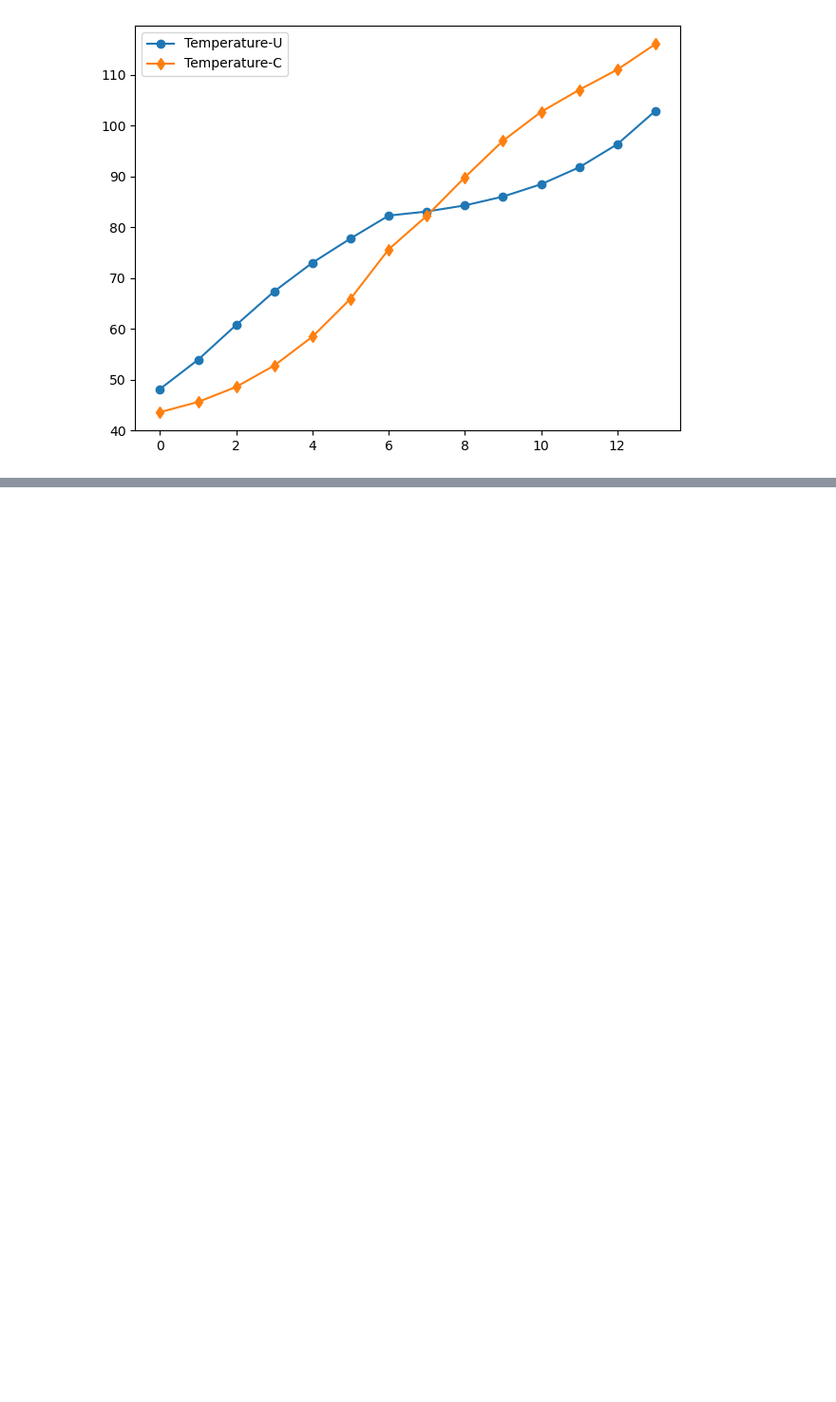
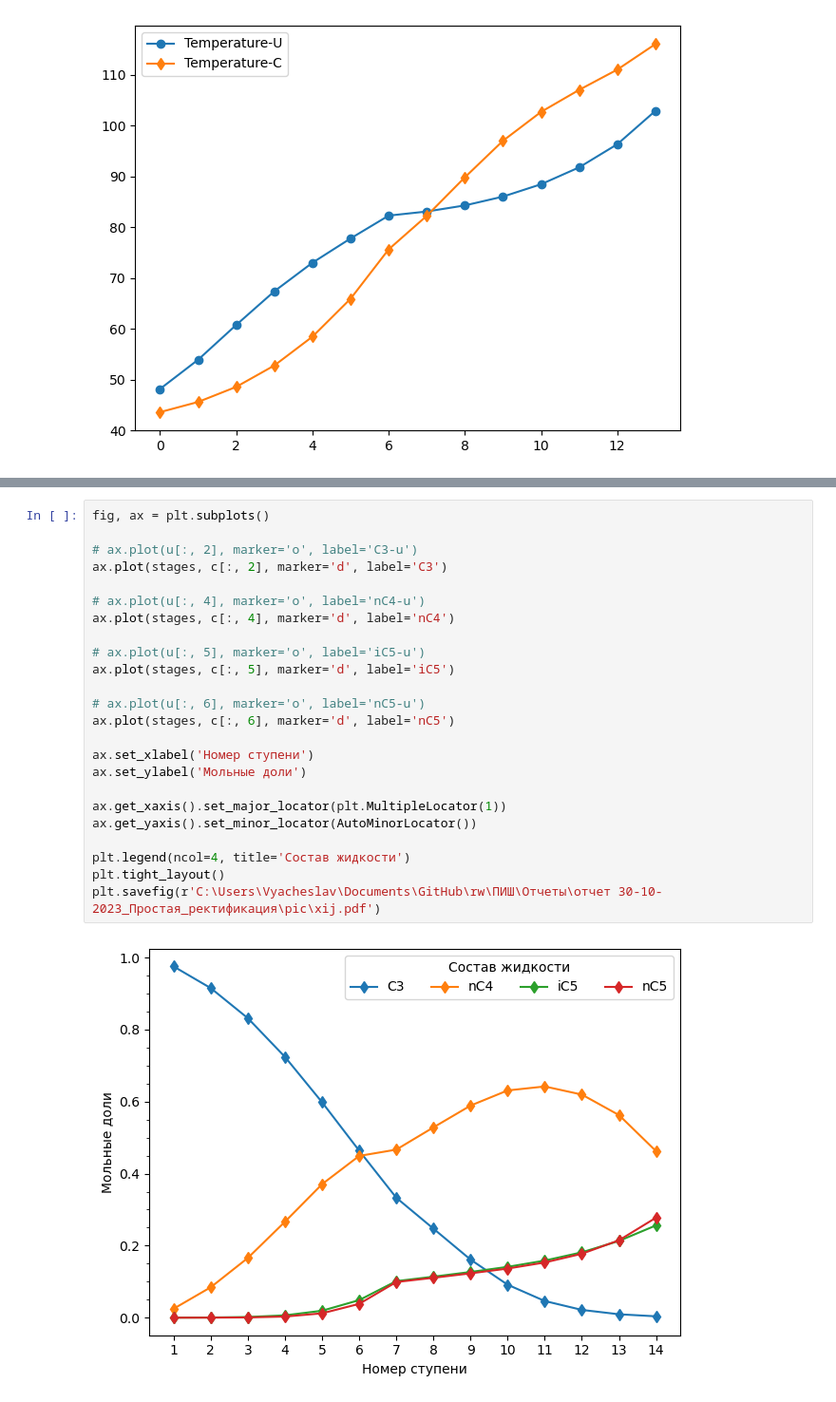
Before and after one commit to VChuzlov/My_Project, a Jupyter notebook: plots.ipynb, the cells around one changed output, grey strips where cells are left out. Shown: that part at 95% size. Drawn from its saved outputs; the diff is of its cells as text; blank space fills up the shorter version.

```diff
--- a/plots.ipynb
+++ b/plots.ipynb
@@ -93,0 +115,26 @@ plt.savefig('temperature.pdf')
+# %%
+fig, ax = plt.subplots()
+
+# ax.plot(u[:, 2], marker='o', label='C3-u')
+ax.plot(stages, c[:, 2], marker='d', label='C3')
+
+# ax.plot(u[:, 4], marker='o', label='nC4-u')
+ax.plot(stages, c[:, 4], marker='d', label='nC4')
+
+# ax.plot(u[:, 5], marker='o', label='iC5-u')
+ax.plot(stages, c[:, 5], marker='d', label='iC5')
+
+# ax.plot(u[:, 6], marker='o', label='nC5-u')
+ax.plot(stages, c[:, 6], marker='d', label='nC5')
+
+ax.set_xlabel('Номер ступени')
+ax.set_ylabel('Мольные доли')
+
+ax.get_xaxis().set_major_locator(plt.MultipleLocator(1))
+ax.get_yaxis().set_minor_locator(AutoMinorLocator())
+
+plt.legend(ncol=4, title='Состав жидкости')
+plt.tight_layout()
+plt.savefig(r'C:\Users\Vyacheslav\Documents\GitHub\rw\ПИШ\Отчеты\отчет 30-10-2023_Простая_ректификация\pic\xij.pdf')
+# %% [output]
+[figure, added]
```
Also changed, not shown: parts of 4 cells of this notebook, 5 other files.
